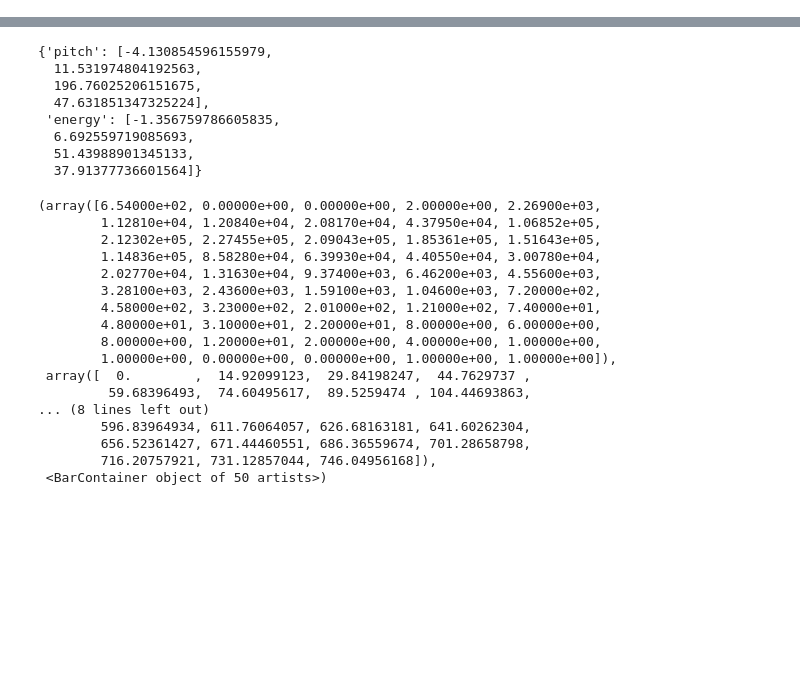
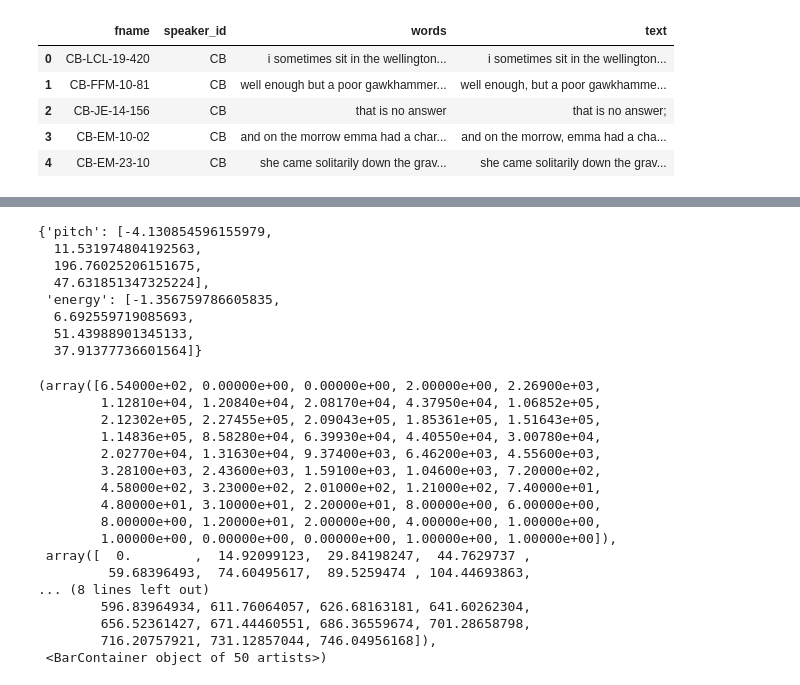
Before and after one commit to lordzuko/SpeakingStyle, a Jupyter notebook: notebooks/variance_control_distbn.ipynb, the cells around one changed output, grey strips where cells are left out. Saved outputs shown, nothing was run; the diff lists cells and outputs as text; code cells hidden in the pictures; blank space fills up the shorter version.

```diff
--- a/notebooks/variance_control_distbn.ipynb
+++ b/notebooks/variance_control_distbn.ipynb
@@ -28,0 +130,16 @@ with open(stats_path) as f:
+# %%
+train_file = "/scratch/space1/tc046/lordzuko/work/data/preprocessed_data/BC2013_word/train.txt"
+val_file = "/scratch/space1/tc046/lordzuko/work/data/preprocessed_data/BC2013_word/val.txt"
+# %%
+train_df = pd.read_csv(train_file,header=None, delimiter="|")
+train_df.columns = ["fname", "speaker_id", "words", "text"]
+train_df["words"] = train_df["words"].apply(lambda x: x.lstrip("{"))
+train_df["words"] = train_df["words"].apply(lambda x: x.rstrip("}"))
+train_df.head()
+# %% [output]
+|  | fname | speaker_id | words | text |
+| 0 | CB-LCL-19-420 | CB | i sometimes sit in the wellington... | i sometimes sit in the wellington... |
+| 1 | CB-FFM-10-81 | CB | well enough but a poor gawkhammer... | well enough, but a poor gawkhamme... |
+| 2 | CB-JE-14-156 | CB | that is no answer | that is no answer; |
+| 3 | CB-EM-10-02 | CB | and on the morrow emma had a char... | and on the morrow, emma had a cha... |
+| 4 | CB-EM-23-10 | CB | she came solitarily down the grav... | she came solitarily down the grav... |
```
Also changed, not shown: parts of 23 cells of this notebook, 2 other files.
